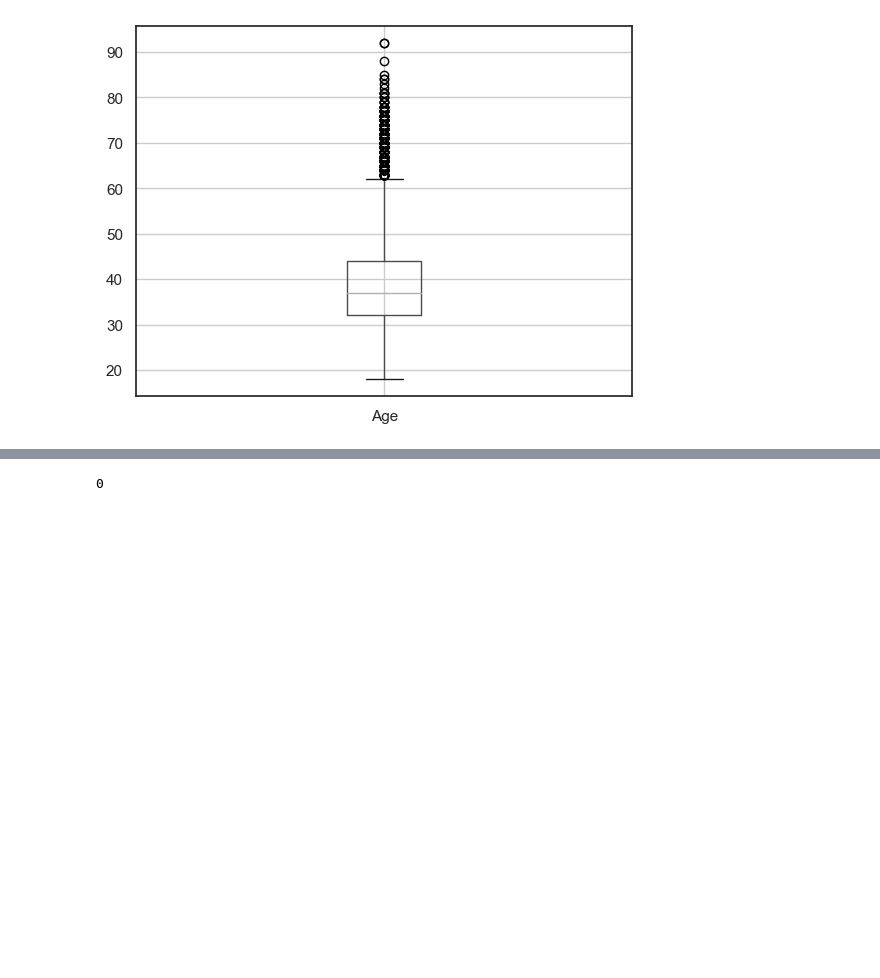
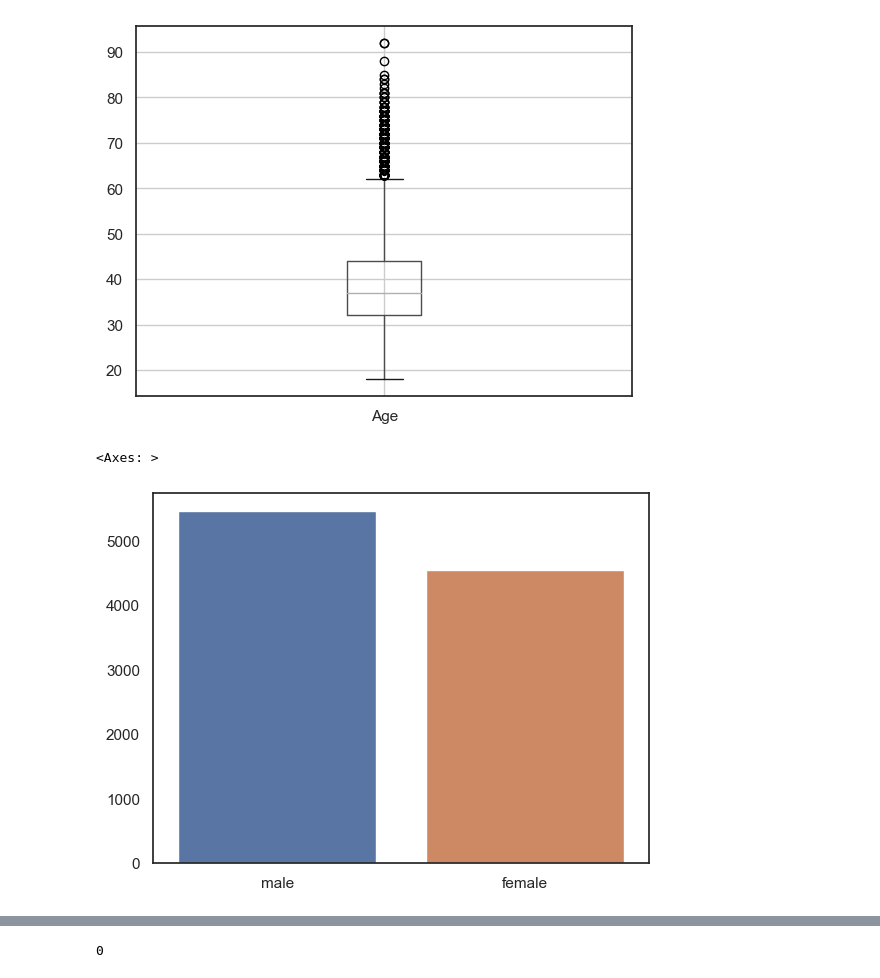
Before and after one commit to Eye-fire/Bank-Churn, a Jupyter notebook: Bank Churn.ipynb, the cells around one changed output, grey strips where cells are left out. Saved outputs shown, nothing was run; the diff lists cells and outputs as text; code cells hidden in the pictures; blank space fills up the shorter version.

```diff
--- a/Bank Churn.ipynb
+++ b/Bank Churn.ipynb
@@ -79,3 +122,11 @@ db.boxplot('Age')
 # %% [output]
 <Axes: >
 [figure]
+# %%
+# Comparison between male and female members in the database
+
+sb.barplot(x=['male', 'female'],
+            y=db['Gender'].value_counts().values)
+# %% [output]
+<Axes: >
+[figure, added]
```
Also changed, not shown: parts of 23 cells of this notebook.
